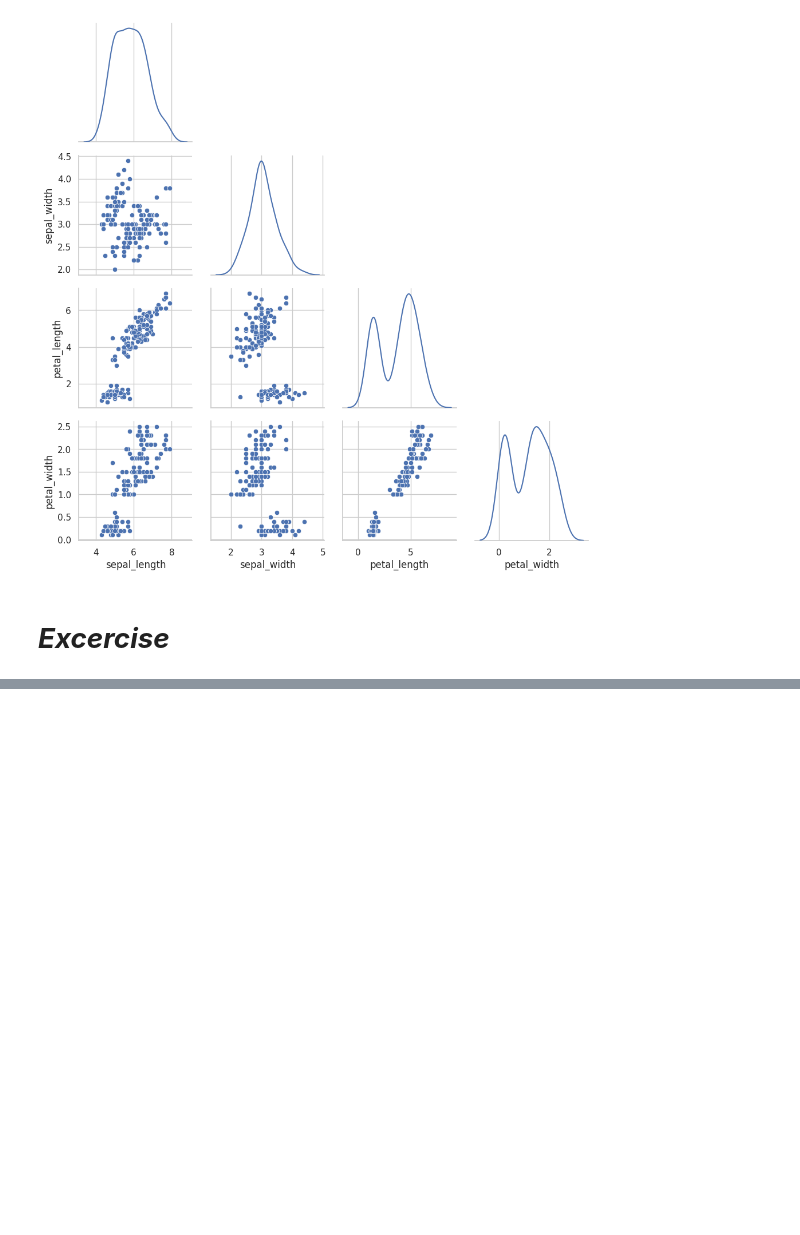
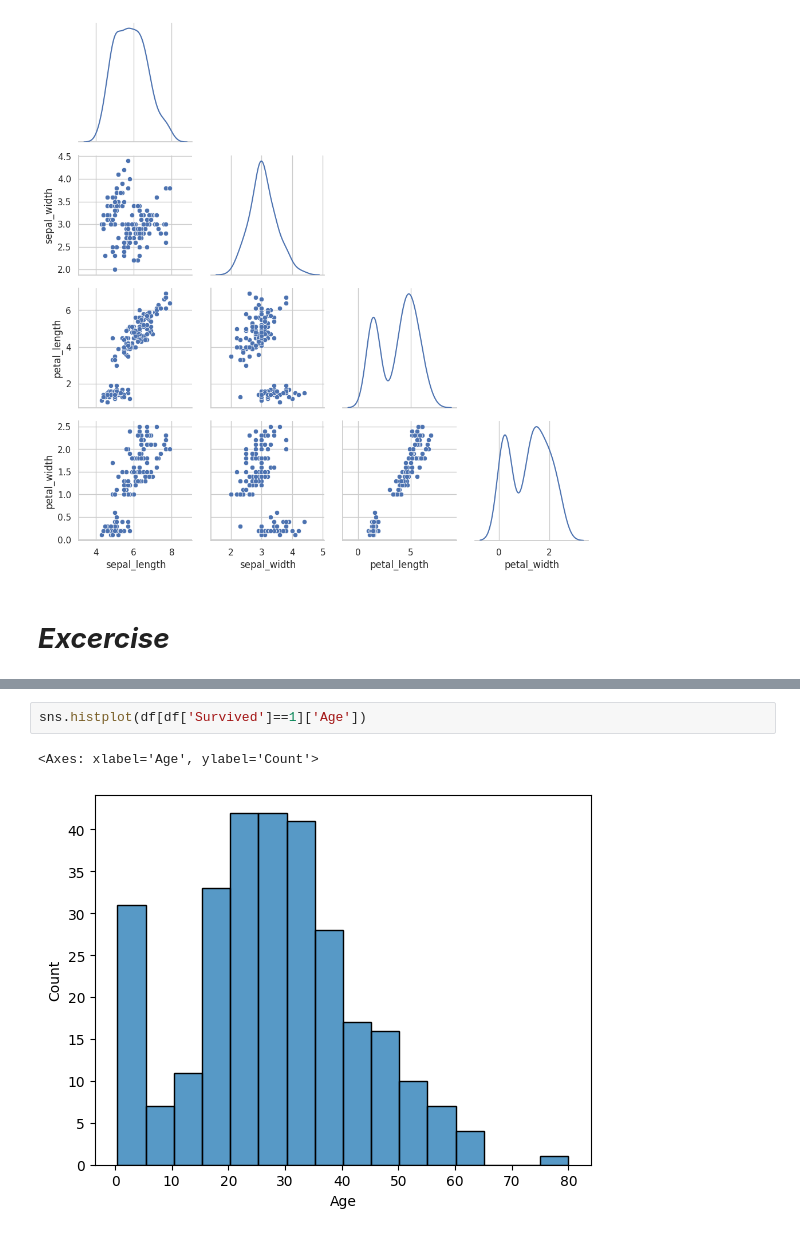
Before and after one commit to RoshanKrO7/6sem, a Jupyter notebook: DAV_Lab7.ipynb, the cells around one changed output, grey strips where cells are left out. Saved outputs shown, nothing was run; the diff lists cells and outputs as text; blank space fills up the shorter version.

```diff
--- a/DAV_Lab7.ipynb
+++ b/DAV_Lab7.ipynb
@@ -199,0 +197,5 @@ sns.catplot(x ='day', y ='total_bill', data = df, kind ='bar')
+# %%
+sns.histplot(df[df['Survived']==1]['Age'])
+# %% [output]
+<Axes: xlabel='Age', ylabel='Count'>
+[figure, added]
```
Also changed, not shown: parts of 4 cells of this notebook.
